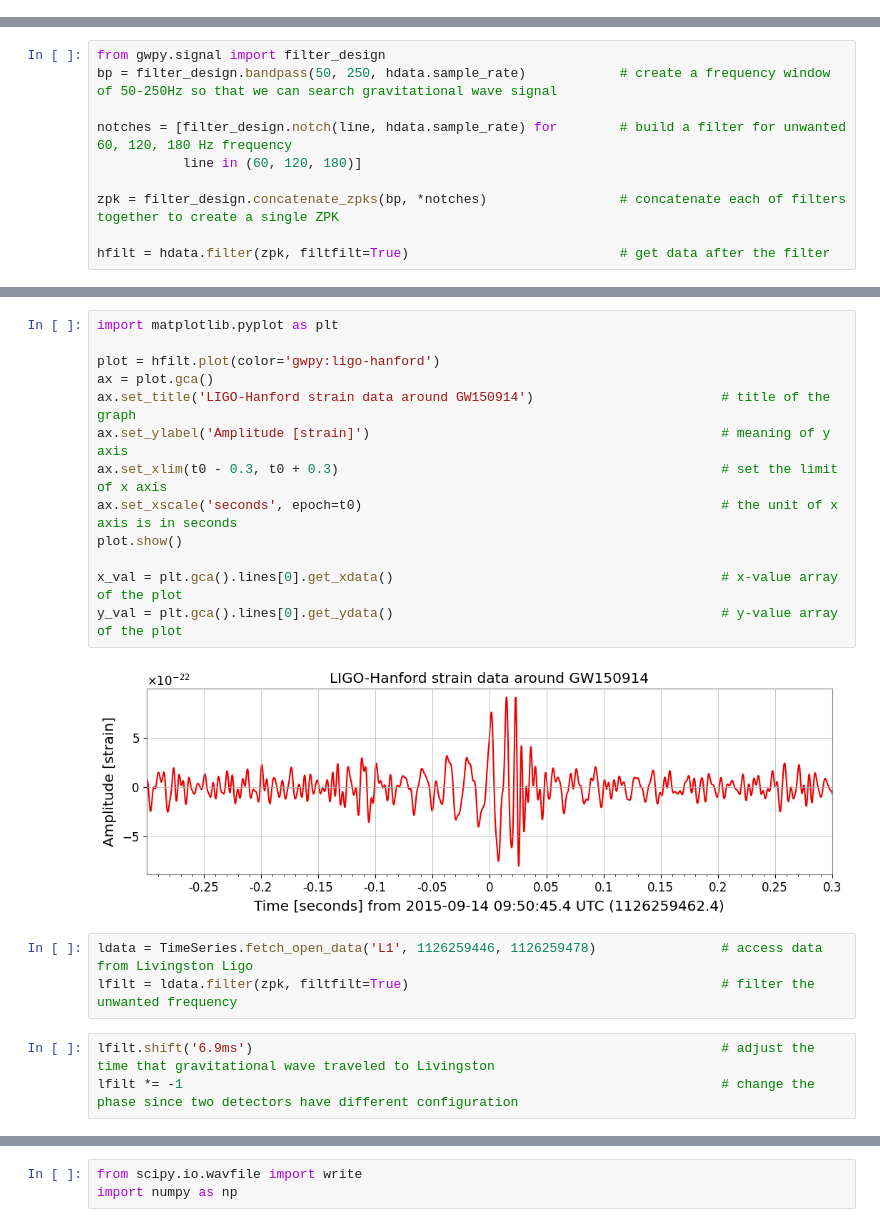
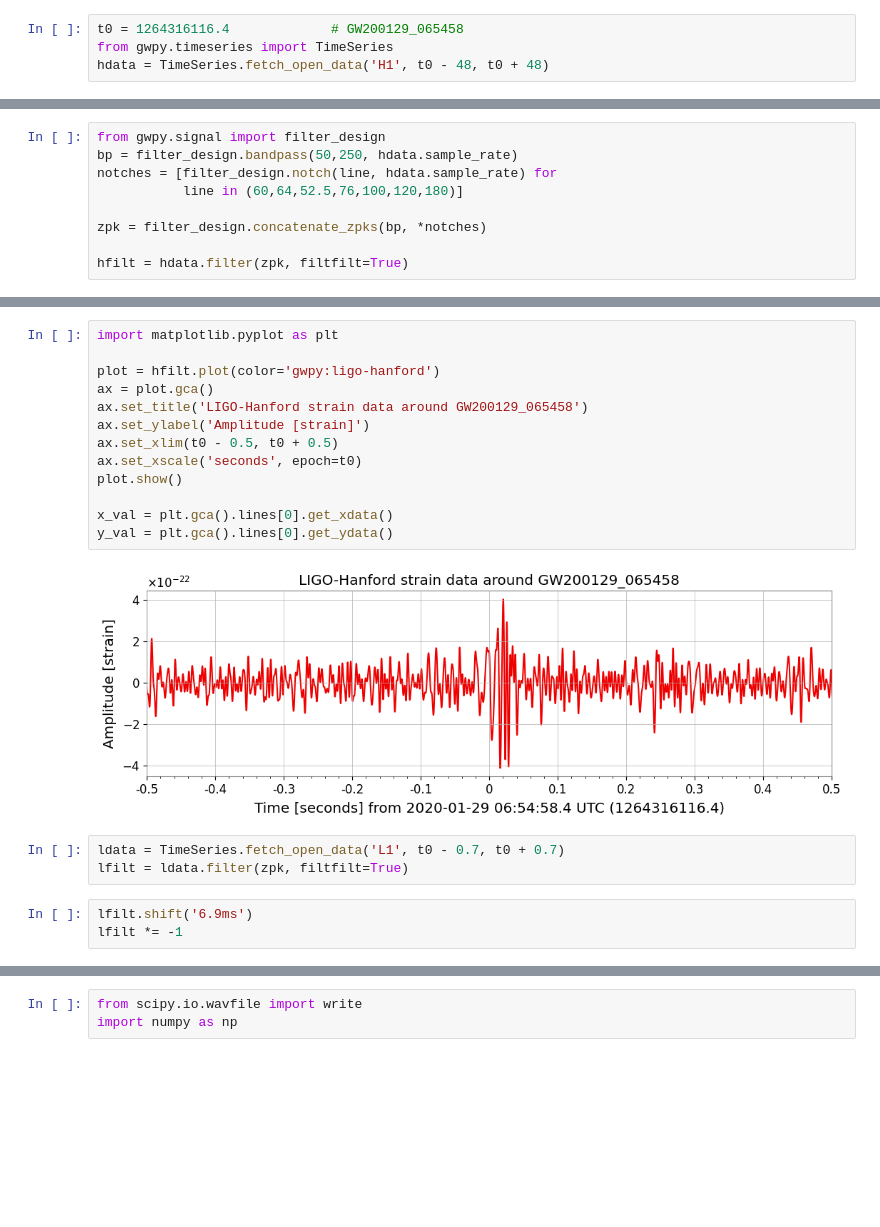
Before and after one commit to kAi3345/Astron, a Jupyter notebook: GravitationalWave.ipynb, the cells around one changed output, grey strips where cells are left out. Saved outputs shown, nothing was run; the diff lists cells and outputs as text; blank space fills up the shorter version.

```diff
--- a/GravitationalWave.ipynb
+++ b/GravitationalWave.ipynb
@@ -32,3 +23,7 @@ hdata = TimeSeries.fetch_open_data('H1', t0 - 32, t0 + 32)                   #cr
+# %%
+t0 = 1264316116.4             # GW200129_065458
+from gwpy.timeseries import TimeSeries
+hdata = TimeSeries.fetch_open_data('H1', t0 - 48, t0 + 48)
 # %%
 import matplotlib.pyplot as plt
 
@@ -49,11 +47,10 @@ plt.vlines(250, ymin, ymax, linestyle="solid", color="red")    #show the left bo
 # %%
 from gwpy.signal import filter_design
-bp = filter_design.bandpass(50, 250, hdata.sample_rate)            # create a frequency window of 50-250Hz so that we can search gravitational wave signal
+bp = filter_design.bandpass(50,250, hdata.sample_rate)
+notches = [filter_design.notch(line, hdata.sample_rate) for
+           line in (60,64,52.5,76,100,120,180)]
 
-notches = [filter_design.notch(line, hdata.sample_rate) for        # build a filter for unwanted 60, 120, 180 Hz frequency
-           line in (60, 120, 180)]
+zpk = filter_design.concatenate_zpks(bp, *notches)
 
-zpk = filter_design.concatenate_zpks(bp, *notches)                 # concatenate each of filters together to create a single ZPK
-
-hfilt = hdata.filter(zpk, filtfilt=True)                           # get data after the filter
+hfilt = hdata.filter(zpk, filtfilt=True)
 # %%
@@ -76,22 +73,22 @@ plot.show()
 # %%
 import matplotlib.pyplot as plt
 
 plot = hfilt.plot(color='gwpy:ligo-hanford')
 ax = plot.gca()
-ax.set_title('LIGO-Hanford strain data around GW150914')                        # title of the graph
-ax.set_ylabel('Amplitude [strain]')                                             # meaning of y axis
-ax.set_xlim(t0 - 0.3, t0 + 0.3)                                                 # set the limit of x axis
-ax.set_xscale('seconds', epoch=t0)                                              # the unit of x axis is in seconds
+ax.set_title('LIGO-Hanford strain data around GW200129_065458')
+ax.set_ylabel('Amplitude [strain]')
+ax.set_xlim(t0 - 0.5, t0 + 0.5)
+ax.set_xscale('seconds', epoch=t0)
 plot.show()
 
-x_val = plt.gca().lines[0].get_xdata()                                          # x-value array of the plot
-y_val = plt.gca().lines[0].get_ydata()                                          # y-value array of the plot
+x_val = plt.gca().lines[0].get_xdata()
+y_val = plt.gca().lines[0].get_ydata()
 # %% [output]
-[figure, old version]
+[figure, new version]
 # %%
-ldata = TimeSeries.fetch_open_data('L1', 1126259446, 1126259478)                # access data from Livingston Ligo
-lfilt = ldata.filter(zpk, filtfilt=True)                                        # filter the unwanted frequency
+ldata = TimeSeries.fetch_open_data('L1', t0 - 0.7, t0 + 0.7)
+lfilt = ldata.filter(zpk, filtfilt=True)
-# %%
-lfilt.shift('6.9ms')                                                            # adjust the time that gravitational wave traveled to Livingston
-lfilt *= -1                                                                     # change the phase since two detectors have different configuration
+# %%
+lfilt.shift('6.9ms')
+lfilt *= -1
 # %%
```
Also changed, not shown: parts of 21 cells of this notebook.
